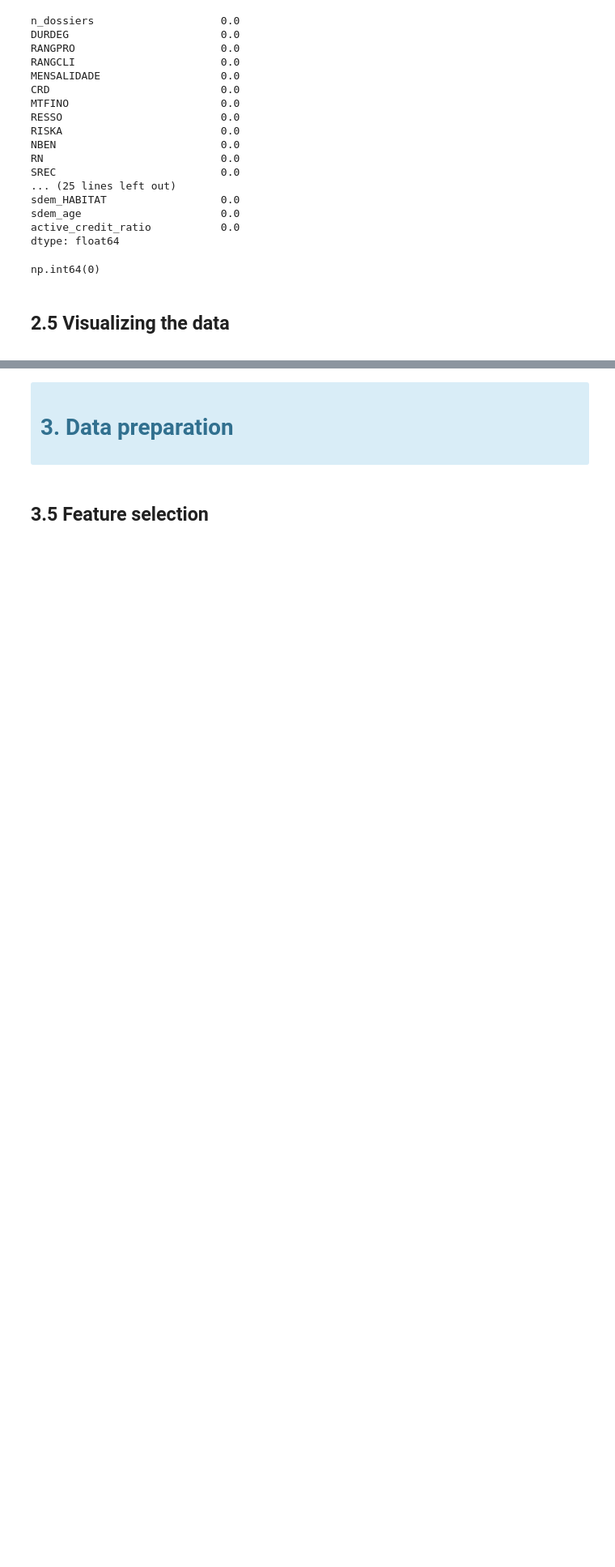
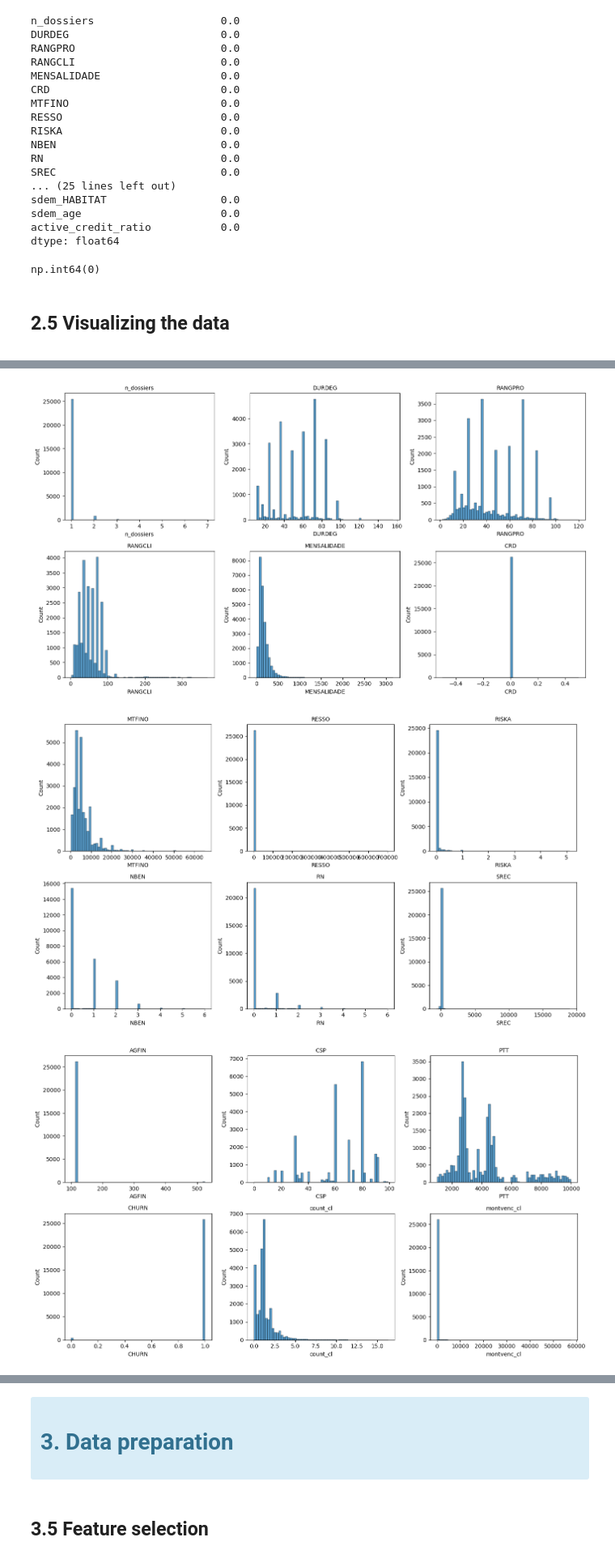
Before and after one commit to Alanog10/BNP-Paribas, a Jupyter notebook: Clustering.ipynb, the cells around one changed output, grey strips where cells are left out. Shown at 81% size. Drawn from its saved outputs; the diff is of its cells as text; code cells hidden in the pictures; blank space fills up the shorter version.

```diff
--- a/Clustering.ipynb
+++ b/Clustering.ipynb
@@ -327,3 +361,8 @@ BNP.head()
+# %%
+BNP_sol['NBEN'] = BNP_sol['NBEN'].round().astype('Int32')
+BNP_sol['count_cl'] = BNP_sol['count_cl'].round().astype('Int32')
+BNP_sol['HIGH_RISK_CURRENT'] = BNP_sol['HIGH_RISK_CURRENT'].round().astype('Int32')
+BNP_sol['is_risky'] = BNP_sol['is_risky'].round().astype('Int32')
 # %% [markdown]
 <a class="anchor" id="2.3 Checking duplicates">
 
@@ -380,0 +611,33 @@ np.int64(0)
+# %%
+# Sampling
+N = 200_000
+sample = BNP_sol.sample(n=min(N, len(BNP_sol)), random_state=42)
+
+cols = metric_features  # all 20 variables
+
+plots_per_fig = 6   # 2 rows x 3 cols
+n_figs = ceil(len(cols) / plots_per_fig)
+
+for f in range(n_figs):
+
+    start = f * plots_per_fig
+    end = start + plots_per_fig
+    subset_cols = cols[start:end]
+
+    fig, axes = plt.subplots(2, 3, figsize=(14, 8))
+    axes = axes.ravel()
+
+    for ax, col in zip(axes, subset_cols):
+        sns.histplot(sample[col].dropna(), bins=60, kde=False, ax=ax)
+        ax.set_title(col, fontsize=10)
+
+    # Remove empty subplots if last figure has fewer than 6 plots
+    for j in range(len(subset_cols), len(axes)):
+        fig.delaxes(axes[j])
+
+    plt.tight_layout()
+    plt.show()
+# %% [output]
+[figure, added]
+[figure, added]
+[figure, added]
```
Also changed, not shown: parts of 26 cells of this notebook.
